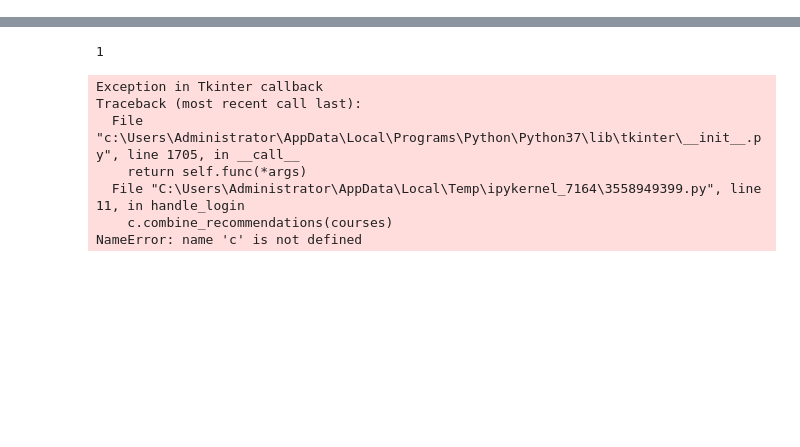
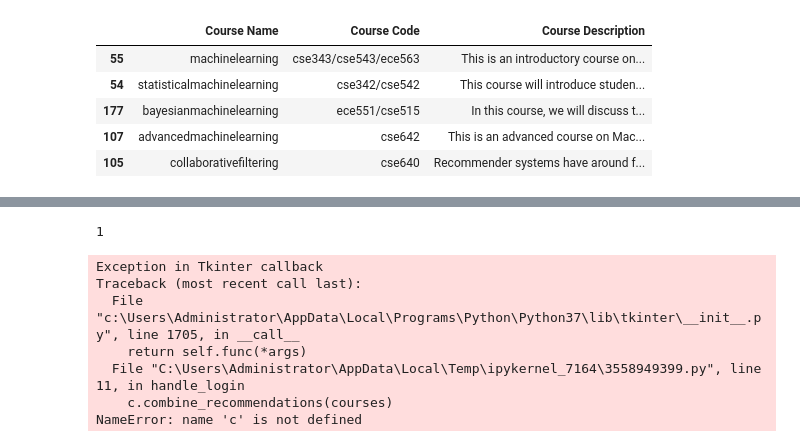
Before and after one commit to Dhruv-Mishra/Course-Similarity-Evaluator, a Jupyter notebook: Demo.ipynb, the cells around one changed output, grey strips where cells are left out. Saved outputs shown, nothing was run; the diff lists cells and outputs as text; code cells hidden in the pictures; blank space fills up the shorter version.

```diff
--- a/Demo.ipynb
+++ b/Demo.ipynb
@@ -253,0 +274,10 @@ TypeError: caclulate_similarity() missing 1 required positional argument: 'title
+# %%
+query = ["mechine learning", "artifical inteligence"] #Demonstrating the Spell Correction Ability of the System
+c.combine_recommendations(query).head() #Making a query
+# %% [output]
+|  | Course Name | Course Code | Course Description |
+| 55 | machinelearning | cse343/cse543/ece563 | This is an introductory course on... |
+| 54 | statisticalmachinelearning | cse342/cse542 | This course will introduce studen... |
+| 177 | bayesianmachinelearning | ece551/cse515 | In this course, we will discuss t... |
+| 107 | advancedmachinelearning | cse642 | This is an advanced course on Mac... |
+| 105 | collaborativefiltering | cse640 | Recommender systems have around f... |
```
Also changed, not shown: parts of 3 cells of this notebook.
